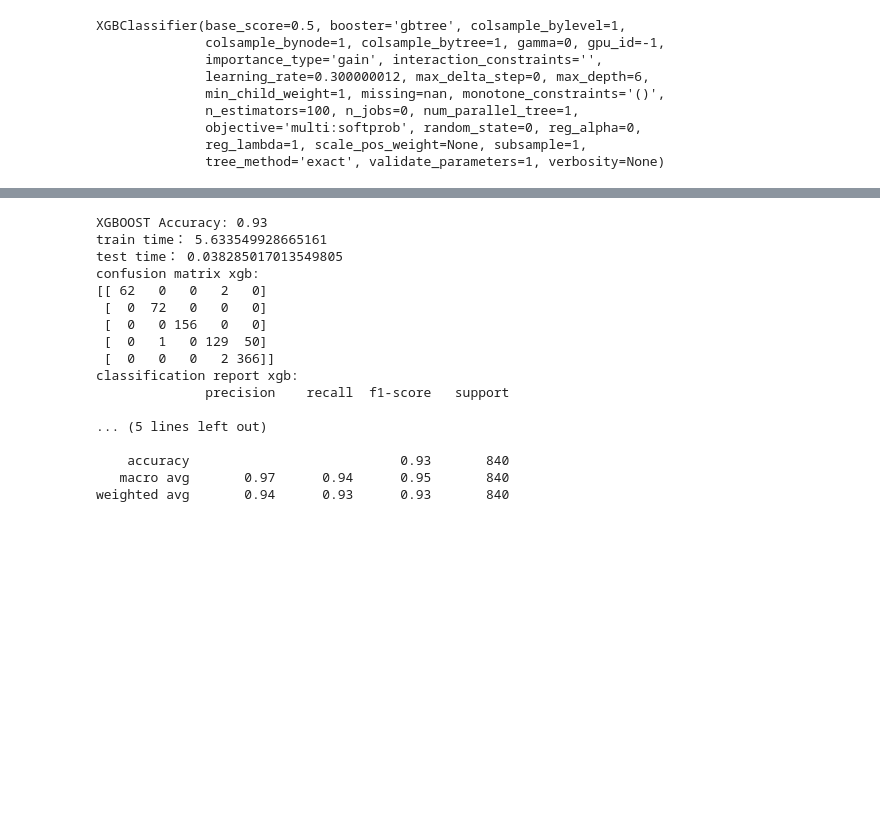
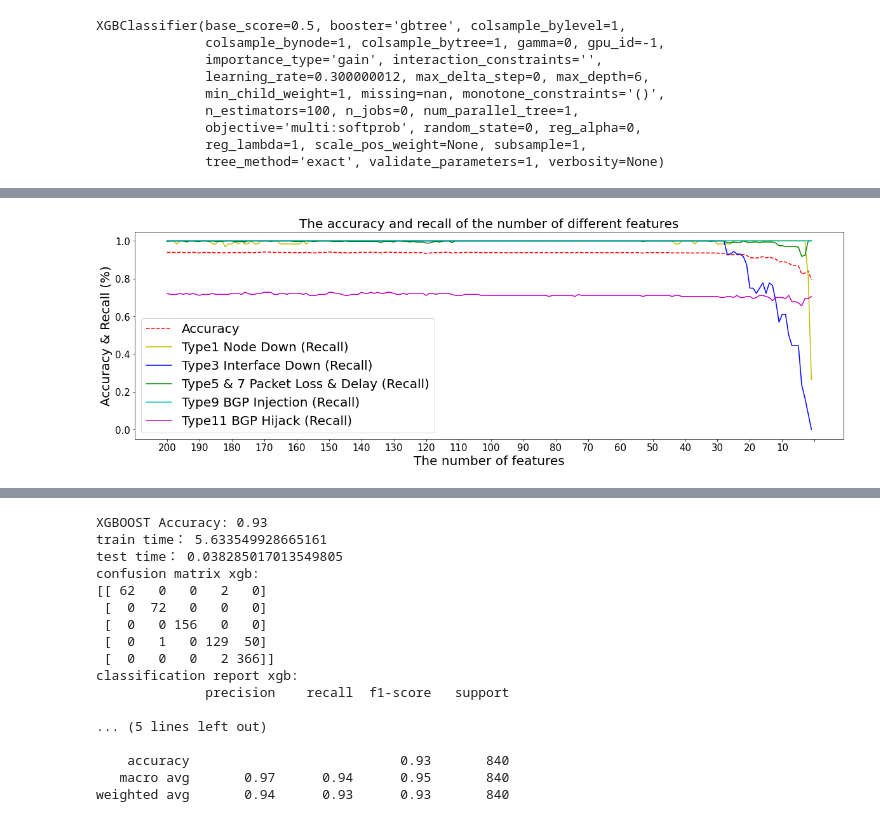
Before and after one commit to xiafei571/itu-ml-challenge, a Jupyter notebook: feature_importance_analysis.ipynb, the cells around one changed output, grey strips where cells are left out. Cells and saved outputs as stored; diff of their text form; code cells hidden in the pictures; blank space fills up the shorter version.

```diff
--- a/feature_importance_analysis.ipynb
+++ b/feature_importance_analysis.ipynb
@@ -258,3 +358,22 @@ plt.show()
+# %%
+x_n = [str(200-x) for x in range(200)]
+plt.figure(figsize=(20, 6))
+plt.rc('font', size=15)
+plt.rc('axes', labelsize=15)
+plt.plot(x_n,list_acc,'r--',label='Accuracy')
+plt.plot(x_n,list_1_rc,'y',label='Type1 Node Down (Recall)')
+plt.plot(x_n,list_3_rc,'b',label='Type3 Interface Down (Recall)')
+plt.plot(x_n,list_5_7_rc,'g',label='Type5 & 7 Packet Loss & Delay (Recall)')
+plt.plot(x_n,list_9_rc,'c',label='Type9 BGP Injection (Recall)')
+plt.plot(x_n,list_11_rc,'m',label='Type11 BGP Hijack (Recall)')
+plt.legend(loc='lower left', fontsize=20)
+plt.title('The accuracy and recall of the number of different features', fontsize=20)
+plt.xlabel('The number of features', fontsize=20)
+plt.ylabel('Accuracy & Recall (%)', fontsize=20)
+plt.xticks(np.arange(200,-5,-10))
+plt.show()
+# %% [output]
+[figure, added]
 # %%
 # time result
 x_n = [str(200-x) for x in range(200)]
```
Also changed, not shown: parts of 17 cells of this notebook, 2 other files.
